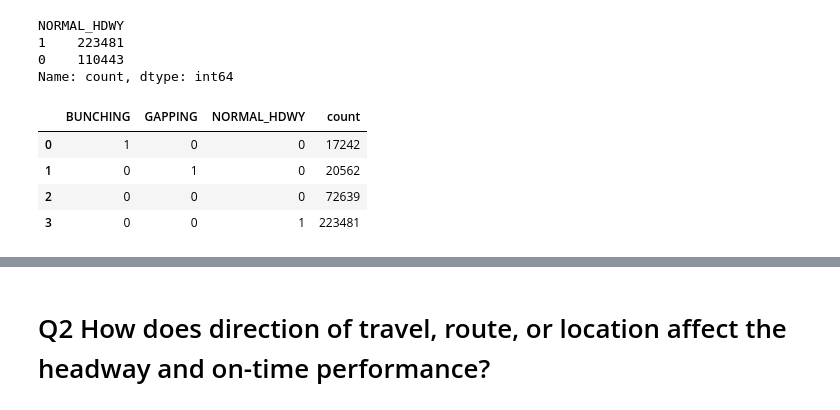
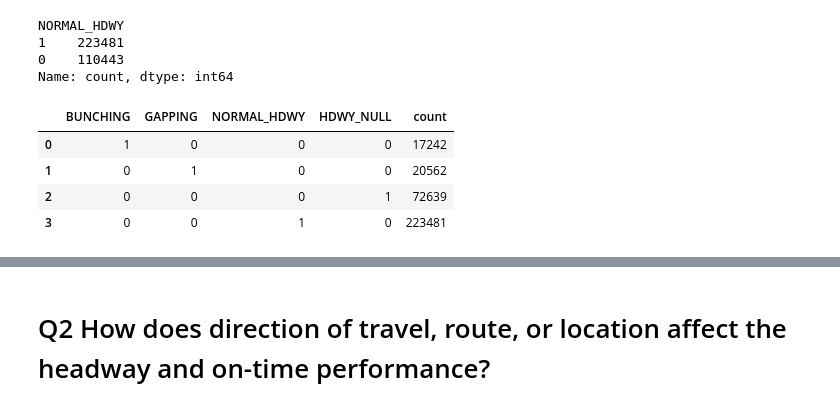
Before and after one commit to NSS-Data-Analytics-Cohort-11/wego-boomers, a Jupyter notebook: notebooks/WeGo_data.ipynb, the cells around one changed output, grey strips where cells are left out. Cells and saved outputs as stored; diff of their text form; code cells hidden in the pictures.

```diff
--- a/notebooks/WeGo_data.ipynb
+++ b/notebooks/WeGo_data.ipynb
@@ -463,11 +446,14 @@ NORMAL_HDWY
 1    223481
 0    110443
 Name: count, dtype: int64
+# %%
+#create HDWY_NULL column and set condition to 1 if >= than -50 and <= 50.
+wego_clean['HDWY_NULL'] = np.where(wego_clean['HDWY_DEV_PERCENTAGE'].isna()==True,'1','0')
 # %%
-wego_clean[['BUNCHING','GAPPING','NORMAL_HDWY']].value_counts().sort_values().reset_index()
+wego_clean[['BUNCHING','GAPPING','NORMAL_HDWY','HDWY_NULL']].value_counts().sort_values().reset_index()
 # %% [output]
-|  | BUNCHING | GAPPING | NORMAL_HDWY | count |
-| 0 | 1 | 0 | 0 | 17242 |
-| 1 | 0 | 1 | 0 | 20562 |
-| 2 | 0 | 0 | 0 | 72639 |
-| 3 | 0 | 0 | 1 | 223481 |
+|  | BUNCHING | GAPPING | NORMAL_HDWY | HDWY_NULL | count |
+| 0 | 1 | 0 | 0 | 0 | 17242 |
+| 1 | 0 | 1 | 0 | 0 | 20562 |
+| 2 | 0 | 0 | 0 | 1 | 72639 |
+| 3 | 0 | 0 | 1 | 0 | 223481 |
```
Also changed, not shown: parts of 78 cells of this notebook.
